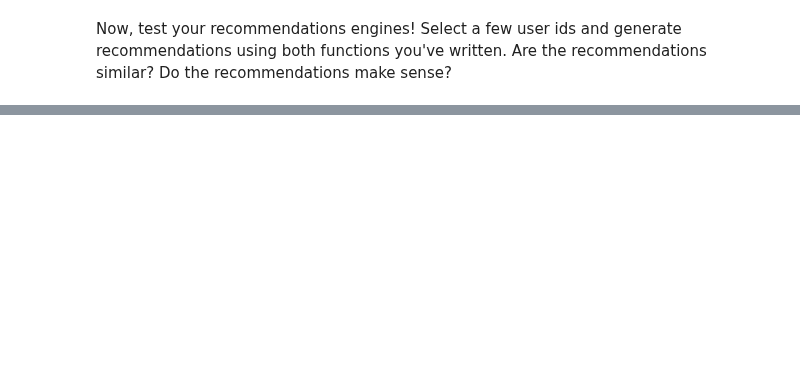
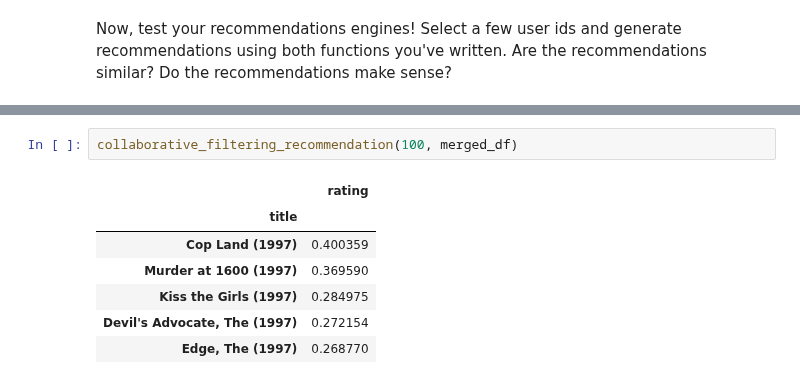
Before and after one commit to Spencer166/First, a Jupyter notebook: Student_MLE_MiniProject_Recommendation_Engines.ipynb, the cells around one changed output, grey strips where cells are left out. Cells and saved outputs as stored; diff of their text form; blank space fills up the shorter version.

```diff
--- a/Student_MLE_MiniProject_Recommendation_Engines.ipynb
+++ b/Student_MLE_MiniProject_Recommendation_Engines.ipynb
@@ -362,0 +374,10 @@ Now, test your recommendations engines! Select a few user ids and generate recom
+# %%
+collaborative_filtering_recommendation(100, merged_df)
+# %% [output]
+|  | rating |
+| title |  |
+| Cop Land (1997) | 0.400359 |
+| Murder at 1600 (1997) | 0.369590 |
+| Kiss the Girls (1997) | 0.284975 |
+| Devil's Advocate, The (1997) | 0.272154 |
+| Edge, The (1997) | 0.268770 |
```
Also changed, not shown: parts of 3 cells of this notebook.
